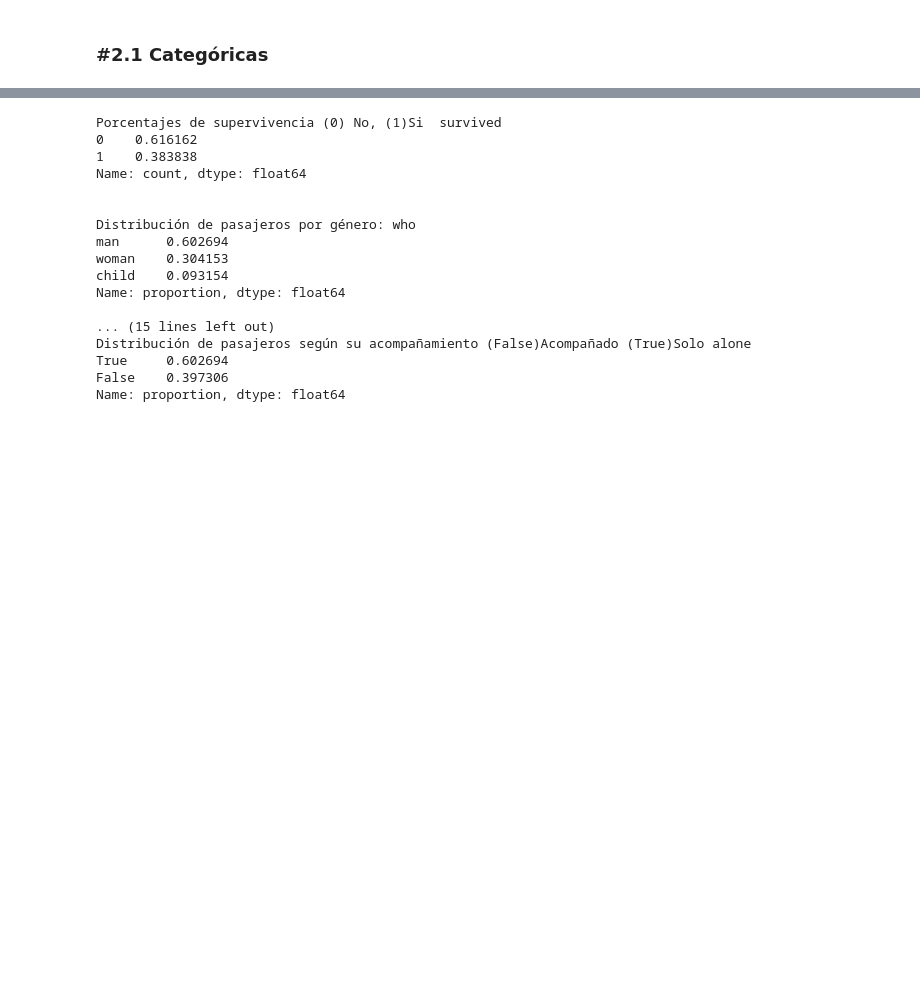
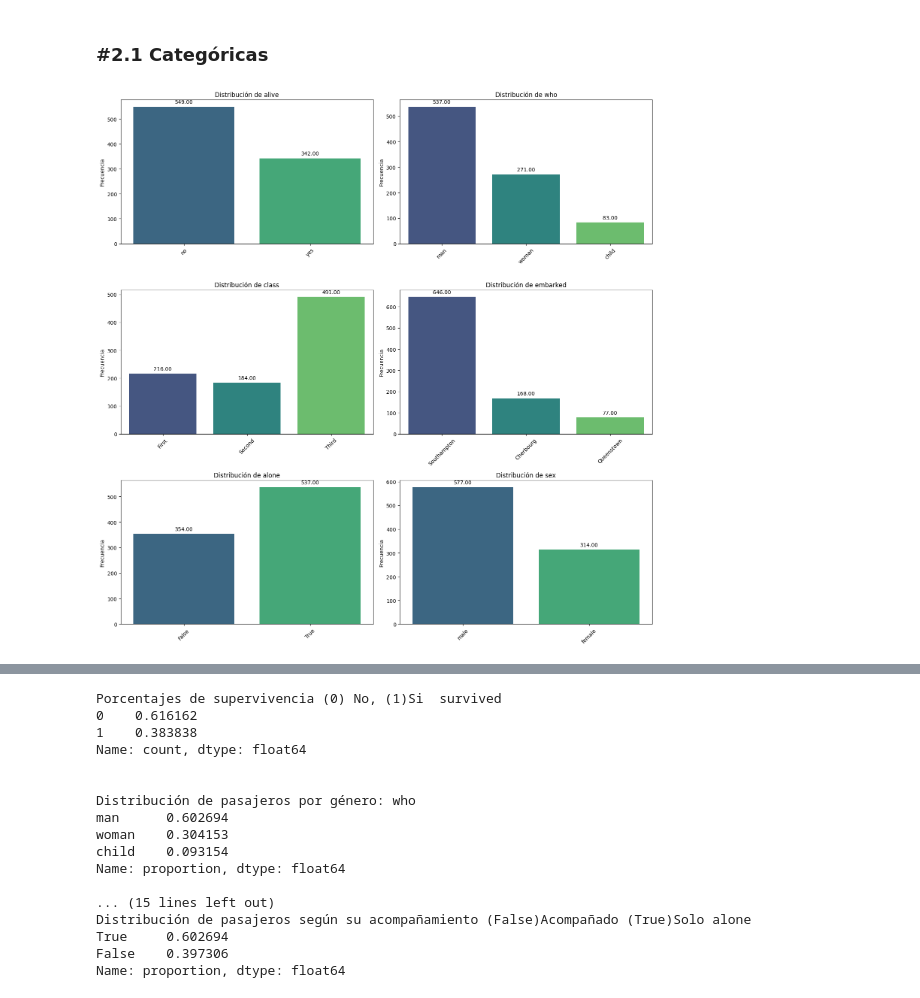
Before and after one commit to alvarosmms/ONLINE_DS_THEBRIDGE_ALVAROSMMS, a Jupyter notebook: Sprint_7/Unidad_1/Práctica_Obligatoria/18_Practica_Obligatoria_Univariante.ipynb, the cells around one changed output, grey strips where cells are left out. Drawn from its saved outputs; the diff is of its cells as text; code cells hidden in the pictures; blank space fills up the shorter version.

```diff
--- a/Sprint_7/Unidad_1/Práctica_Obligatoria/18_Practica_Obligatoria_Univariante.ipynb
+++ b/Sprint_7/Unidad_1/Práctica_Obligatoria/18_Practica_Obligatoria_Univariante.ipynb
@@ -139,0 +229,2 @@ df_titanic_limpio.head()
+# %%
+df_titanic_limpio.loc[df_titanic_limpio.embark_town.isna(),"embark_town"] = df_titanic.embark_town.mode()[0]
@@ -139,0 +248,3 @@ df_titanic_limpio.head()
+# %%
+df_titanic_limpio.embarked.mode()
+df_titanic_limpio.loc[df_titanic_limpio.embarked.isna(),"embarked"] = df_titanic.embarked.mode()[0]
@@ -200,3 +344,5 @@ Busca en internet las tres ciudades que visitó el Titanic antes de poner rumbo
+# %%
+df_titanic_limpio["embarked"]=df_titanic_limpio["embark_town"]
 # %% [markdown]
 ### #2 Análisis
 
@@ -208,2 +392,9 @@ Separa el análisis en categóricas (incluyendo binarias) y numéricas. Muestra
+# %%
+categoricas = ["alive","who","class","embarked","alone","sex"]
+numericas = ["age","fare"]
 # %% [markdown]
 ### #2.1 Categóricas
+# %%
+pinta_distribucion_categoricas(df_titanic_limpio,categoricas, mostrar_valores=True)
+# %% [output]
+[figure, added]
```
Also changed, not shown: parts of 22 cells of this notebook.
